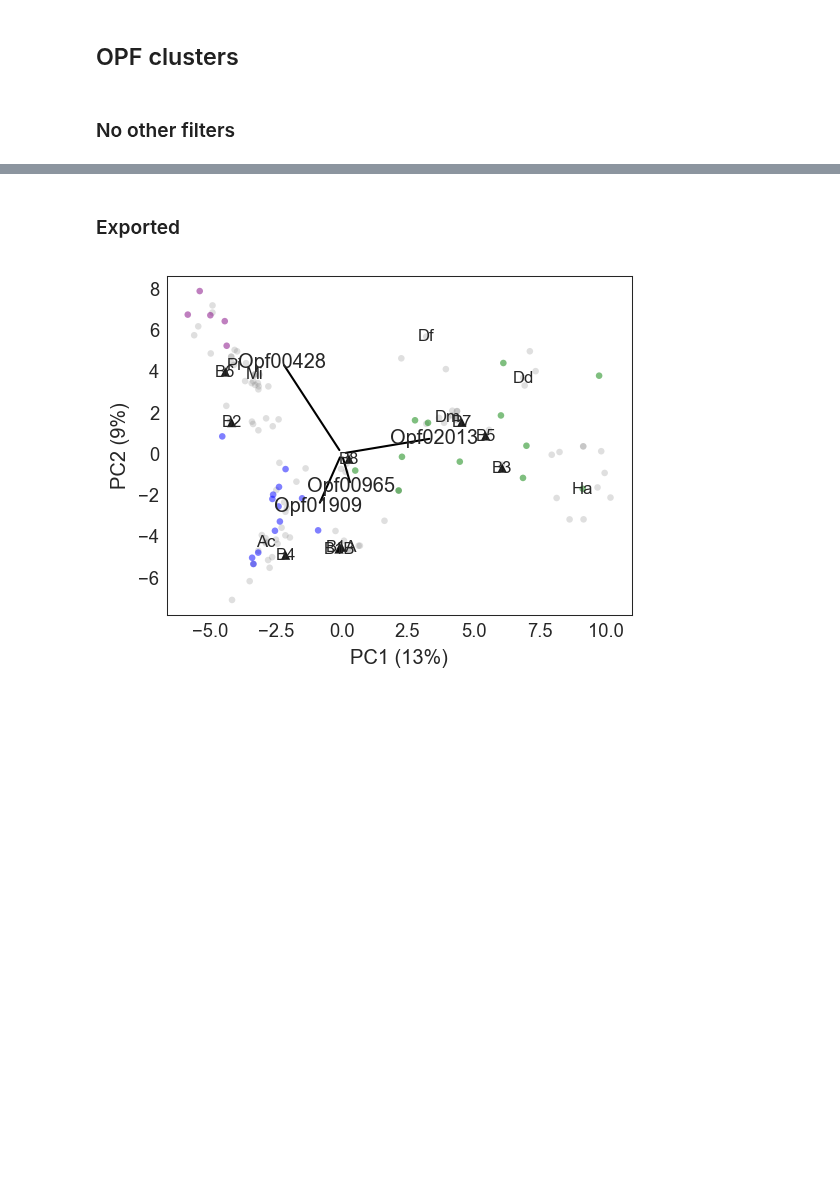
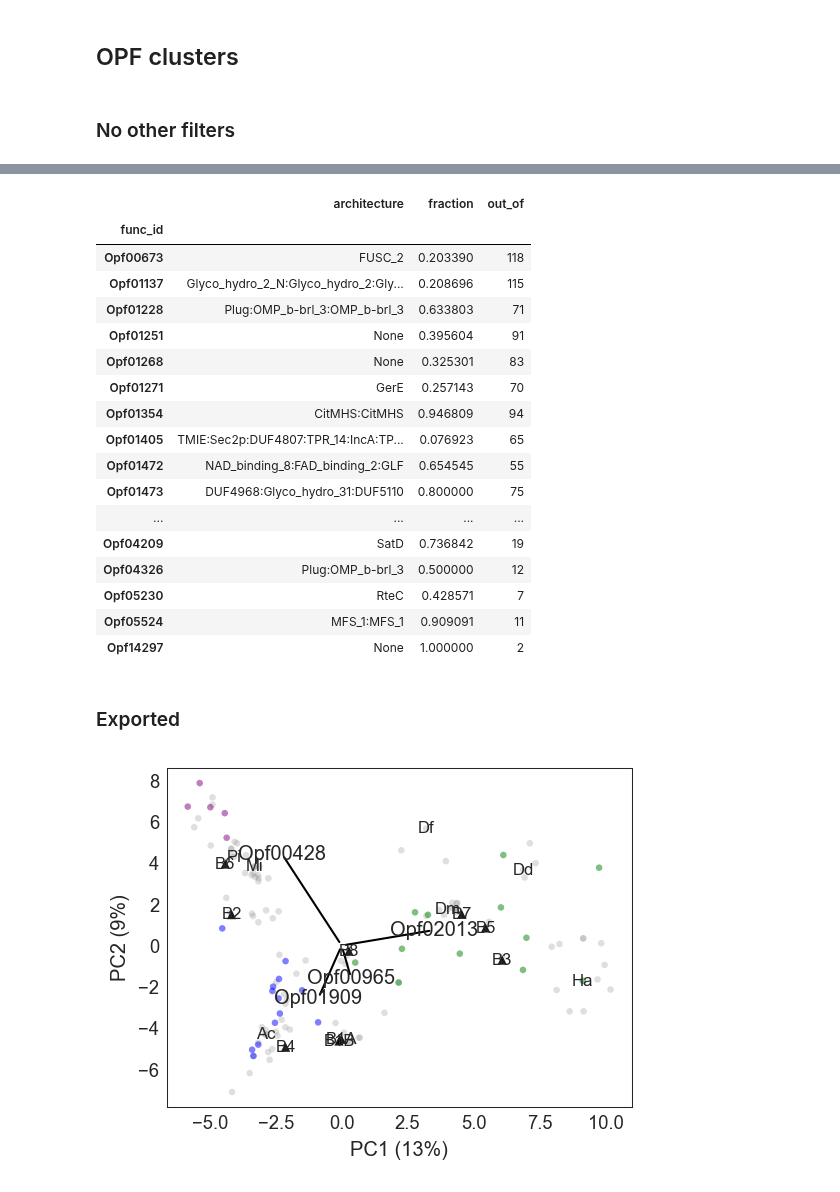
Before and after one commit to bsmith89/longev-mgen, a Jupyter notebook: nb/annotation_ordination.ipynb, the cells around one changed output, grey strips where cells are left out. Cells and saved outputs as stored; diff of their text form; code cells hidden in the pictures; blank space fills up the shorter version.

```diff
--- a/nb/annotation_ordination.ipynb
+++ b/nb/annotation_ordination.ipynb
@@ -630,0 +641,8 @@ plot_pca_ordination(
+# %%
+d = opf_count
+
+opf_of_interest = idxwhere(
+    (d.loc['B1A'] > 0)
+    & (d.loc['B2'] > 0)
+    & ((d.loc[['B3', 'B4', 'B5', 'B6', 'B7', 'B8']] >= 1).sum() <= 1)
+)
@@ -631,3 +653,24 @@ plot_pca_ordination(
+# %%
+opf_to_architecture.loc[opf_of_interest]
+# %% [output]
+|  | architecture | fraction | out_of |
+| func_id |  |  |  |
+| Opf00673 | FUSC_2 | 0.203390 | 118 |
+| Opf01137 | Glyco_hydro_2_N:Glyco_hydro_2:Gly... | 0.208696 | 115 |
+| Opf01228 | Plug:OMP_b-brl_3:OMP_b-brl_3 | 0.633803 | 71 |
+| Opf01251 | None | 0.395604 | 91 |
+| Opf01268 | None | 0.325301 | 83 |
+| Opf01271 | GerE | 0.257143 | 70 |
+| Opf01354 | CitMHS:CitMHS | 0.946809 | 94 |
+| Opf01405 | TMIE:Sec2p:DUF4807:TPR_14:IncA:TP... | 0.076923 | 65 |
+| Opf01472 | NAD_binding_8:FAD_binding_2:GLF | 0.654545 | 55 |
+| Opf01473 | DUF4968:Glyco_hydro_31:DUF5110 | 0.800000 | 75 |
+| ... | ... | ... | ... |
+| Opf04209 | SatD | 0.736842 | 19 |
+| Opf04326 | Plug:OMP_b-brl_3 | 0.500000 | 12 |
+| Opf05230 | RteC | 0.428571 | 7 |
+| Opf05524 | MFS_1:MFS_1 | 0.909091 | 11 |
+| Opf14297 | None | 1.000000 | 2 |
 # %% [markdown]
 ### Exported
 # %%
```
Also changed, not shown: parts of 9 cells of this notebook, 1 other file.
